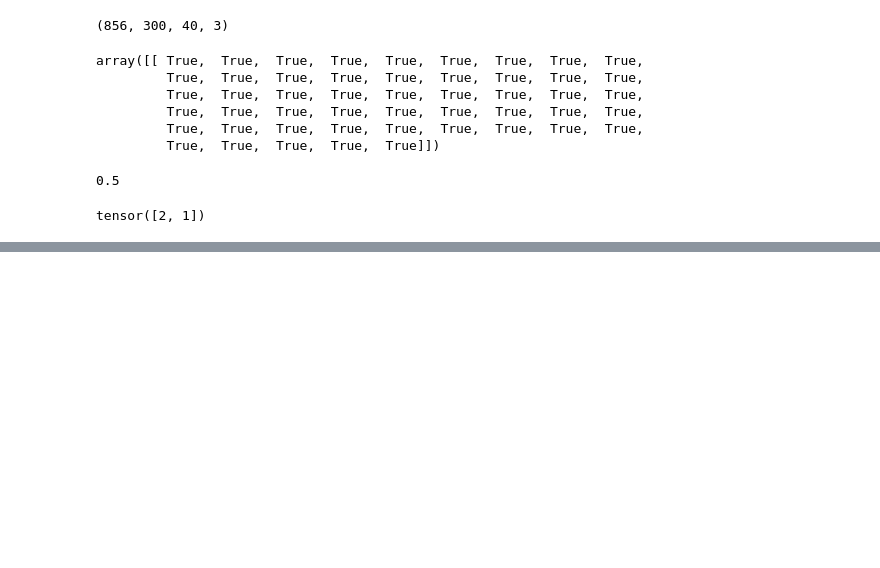
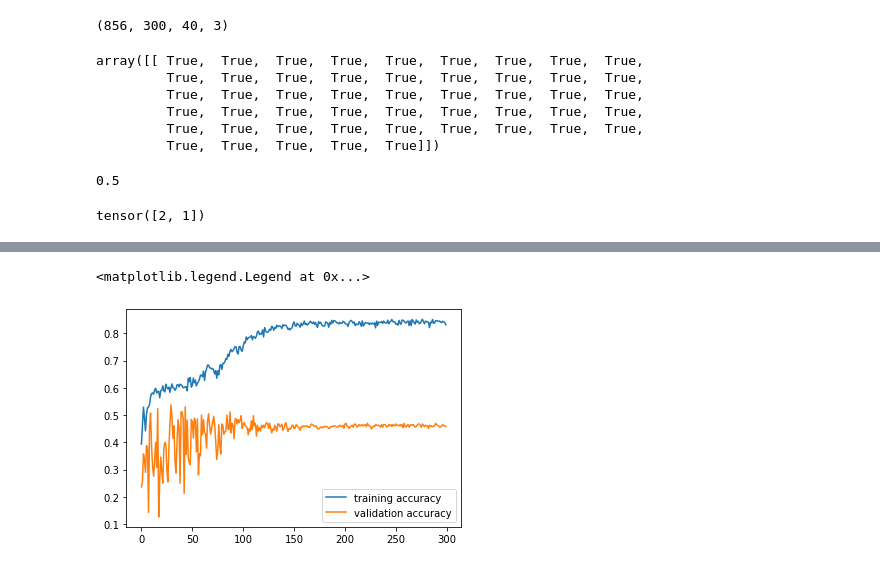
Before and after one commit to cywujeremy/counterfactual_fairness_emotional_recognition, a Jupyter notebook: test.ipynb, the cells around one changed output, grey strips where cells are left out. Saved outputs shown, nothing was run; the diff lists cells and outputs as text; code cells hidden in the pictures; blank space fills up the shorter version.

```diff
--- a/test.ipynb
+++ b/test.ipynb
@@ -488,0 +489,9 @@ plt.legend()
+# %%
+import matplotlib.pyplot as plt
+
+plt.plot(list(range(len(tracker.training_accuracy))), tracker.training_accuracy, label="training accuracy")
+plt.plot(list(range(len(tracker.validation_accuracy))), tracker.validation_accuracy, label="validation accuracy")
+plt.legend()
+# %% [output]
+<matplotlib.legend.Legend at 0x...>
+[figure, added]
```
Also changed, not shown: parts of 7 cells of this notebook, 2 other files.
